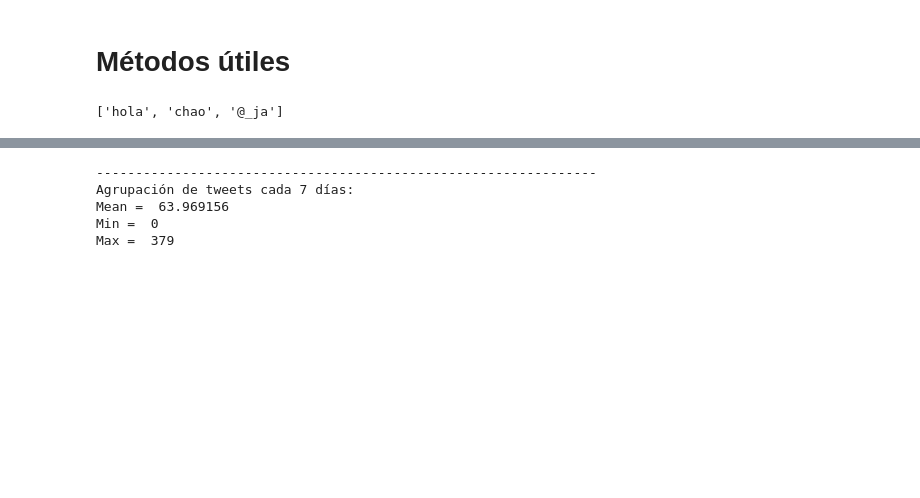
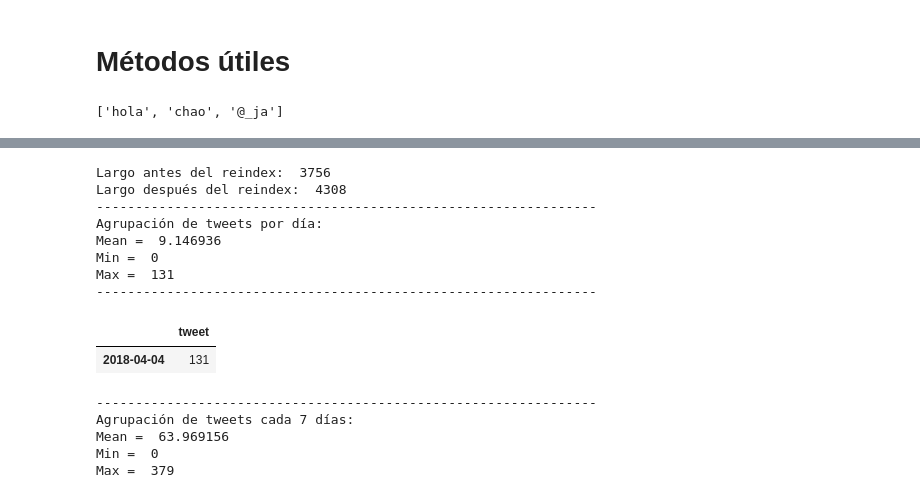
Before and after one commit to jignaciocastro8/data-project, a Jupyter notebook: LDA_boric_tweets.ipynb, the cells around one changed output, grey strips where cells are left out. Cells and saved outputs as stored; diff of their text form; code cells hidden in the pictures; blank space fills up the shorter version.

```diff
--- a/LDA_boric_tweets.ipynb
+++ b/LDA_boric_tweets.ipynb
@@ -108,2 +137,38 @@ Sample:
+# %%
+# Group by day. Se rellenan las fechas faltantes (de haber).
+
+# Creamos el full index.
+full_index = pd.date_range(data['date'].min(), data['date'].max())
+# Creamos la serie con el número de tweets diarios y le ponemos como index las fechas.
+by_day = data.groupby(['date']).count()
+by_day.index = set(data['date'])
+print('Largo antes del reindex: ', len(by_day))
+# reindex.
+by_day = by_day.reindex(full_index, fill_value=0)
+print('Largo después del reindex: ', len(by_day))
+
+
+
+print('----------------------------------------------------------------')
+print('Agrupación de tweets por día: ')
+print('Mean = {}'.format(by_day.mean().to_string(index=False)))
+print('Min = {}'.format(by_day.min().to_string(index=False)))
+print('Max = {}'.format(by_day.max().to_string(index=False)))
+print('----------------------------------------------------------------')
+
+
+# Fecha del máximo diario.
+by_day[by_day['tweet'] == 131]
+# %% [output]
+Largo antes del reindex:  3756
+Largo después del reindex:  4308
+----------------------------------------------------------------
+Agrupación de tweets por día:
+Mean =  9.146936
+Min =  0
+Max =  131
+----------------------------------------------------------------
+|  | tweet |
+| 2018-04-04 | 131 |
 # %%
 # Agrupación cada 7 días.
```
Also changed, not shown: parts of 21 cells of this notebook, 17 other files.
